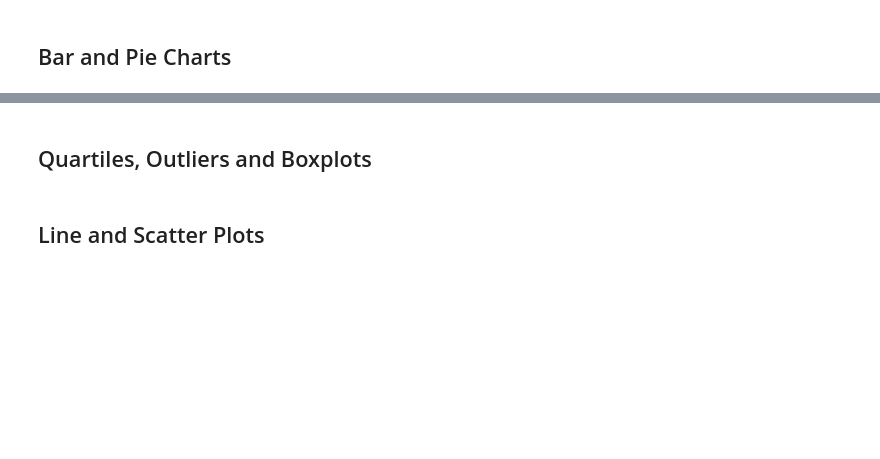
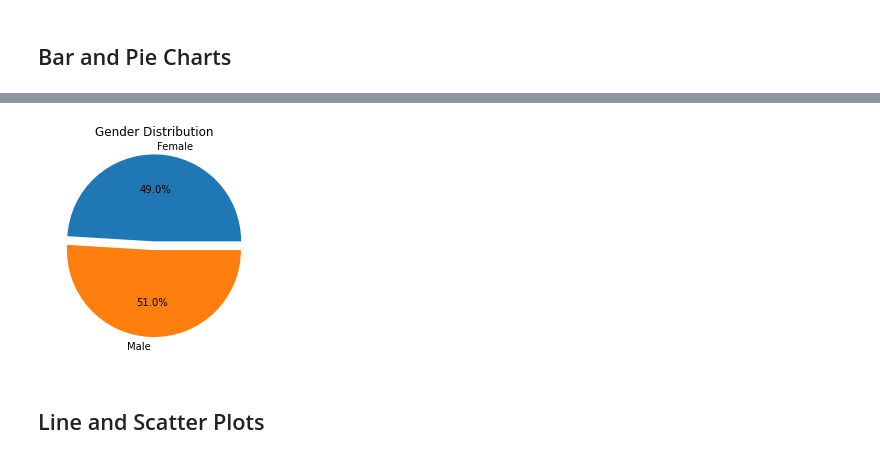
Before and after one commit to hibaa-a/matplotlib, a Jupyter notebook: Pymaceuticals/pymaceuticals.ipynb, the cells around one changed output, grey strips where cells are left out. Cells and saved outputs as stored; diff of their text form; code cells hidden in the pictures; blank space fills up the shorter version.

```diff
--- a/Pymaceuticals/pymaceuticals.ipynb
+++ b/Pymaceuticals/pymaceuticals.ipynb
@@ -136,2 +161,9 @@ summary2
 # %%
-# Generate a pie plot showing the distribution of female versus male mice using Pandas
+# Generate a pie plot showing the distribution of female versus male mice using pyplot
+
+labels2 = ['Female', 'Male']
+plt.pie(gender, labels=labels2, explode=(0.1,0), autopct='%1.1f%%')
+plt.title('Gender Distribution')
+plt.show()
+# %% [output]
+[figure, added]
@@ -140,2 +169,0 @@ summary2
-# %% [markdown]
-## Quartiles, Outliers and Boxplots
```
Also changed, not shown: parts of 12 cells of this notebook.
